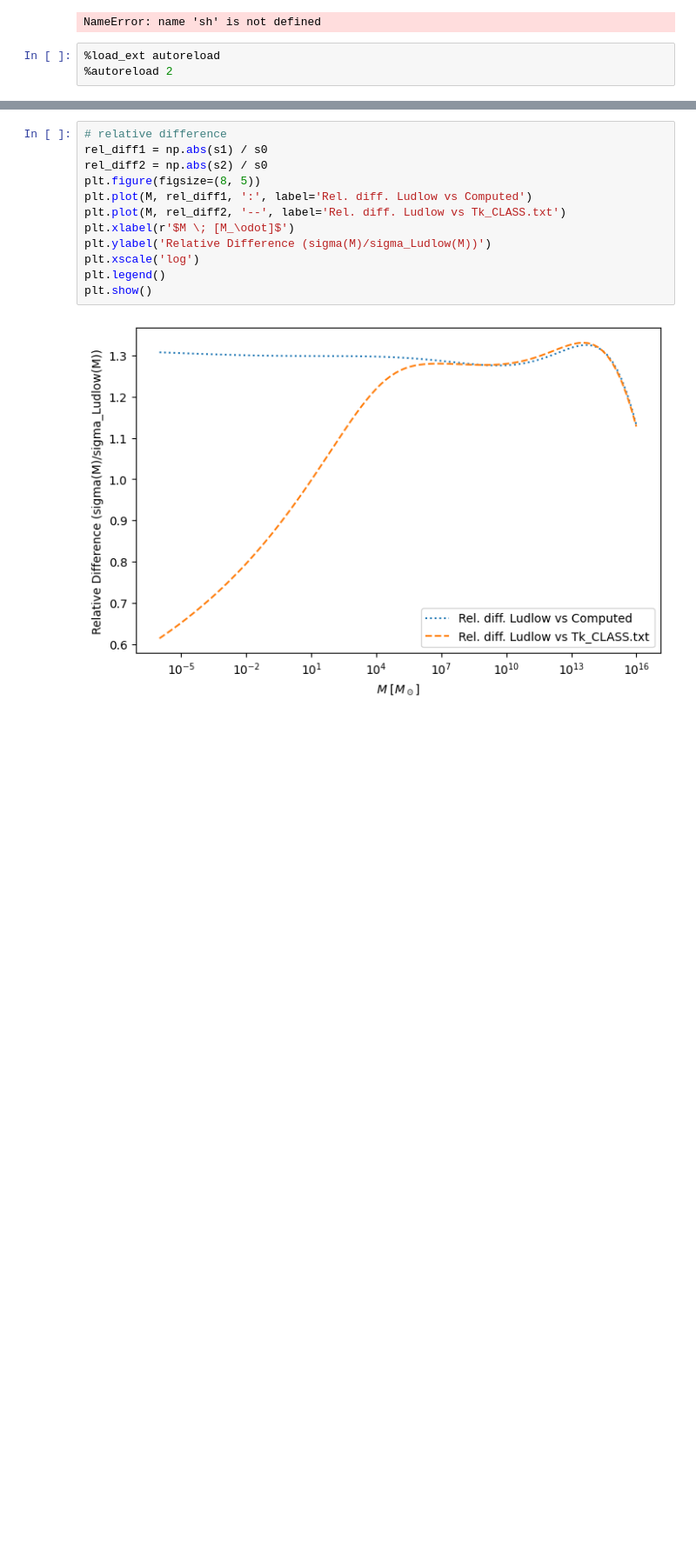
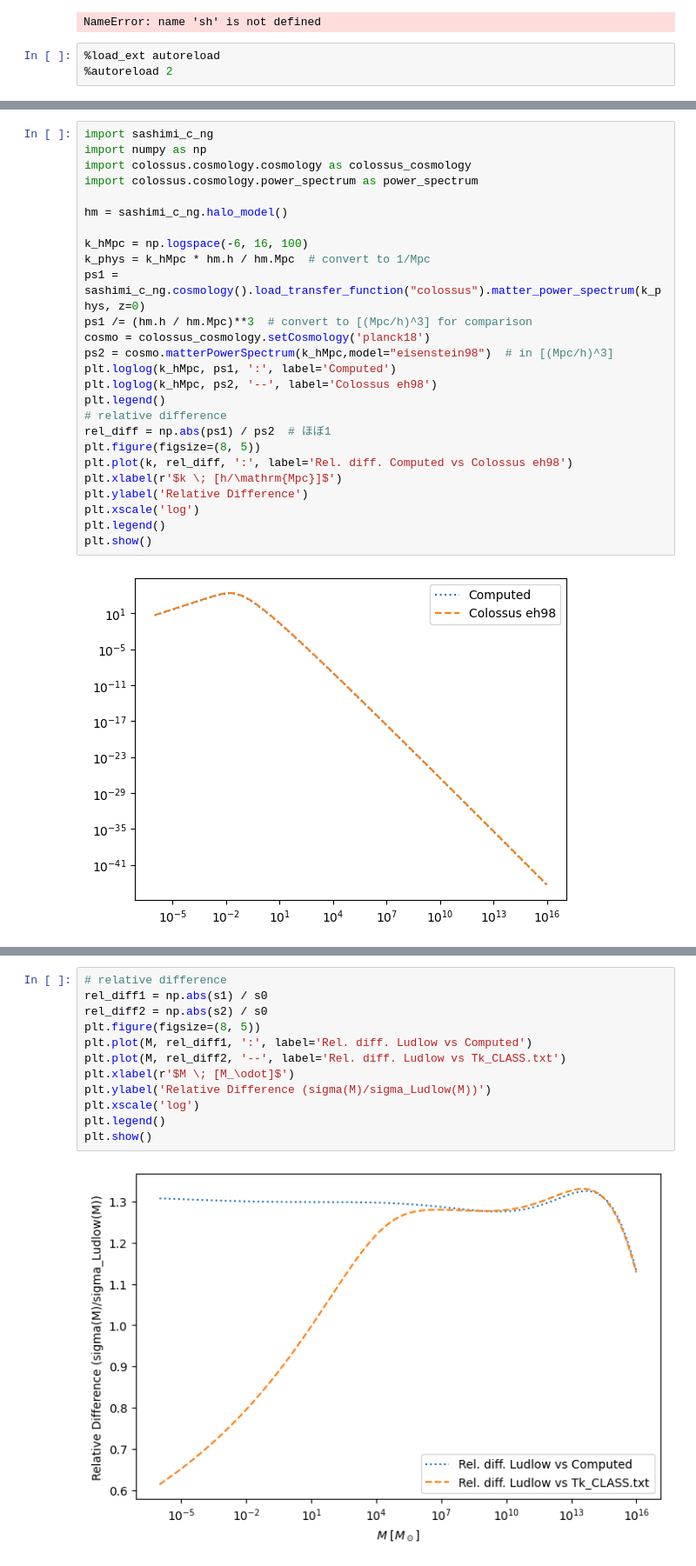
Before and after one commit to gomeshun/sashimi-c, a Jupyter notebook: 160925_compare_mass_variance.ipynb, the cells around one changed output, grey strips where cells are left out. Shown at 87% size. Saved outputs shown, nothing was run; the diff lists cells and outputs as text; blank space fills up the shorter version.

```diff
--- a/160925_compare_mass_variance.ipynb
+++ b/160925_compare_mass_variance.ipynb
@@ -460,0 +461,28 @@ plt.show()
+# %%
+import sashimi_c_ng
+import numpy as np
+import colossus.cosmology.cosmology as colossus_cosmology
+import colossus.cosmology.power_spectrum as power_spectrum
+
+hm = sashimi_c_ng.halo_model()
+
+k_hMpc = np.logspace(-6, 16, 100)
+k_phys = k_hMpc * hm.h / hm.Mpc  # convert to 1/Mpc
+ps1 = sashimi_c_ng.cosmology().load_transfer_function("colossus").matter_power_spectrum(k_phys, z=0)
+ps1 /= (hm.h / hm.Mpc)**3  # convert to [(Mpc/h)^3] for comparison
+cosmo = colossus_cosmology.setCosmology('planck18')
+ps2 = cosmo.matterPowerSpectrum(k_hMpc,model="eisenstein98")  # in [(Mpc/h)^3]
+plt.loglog(k_hMpc, ps1, ':', label='Computed')
+plt.loglog(k_hMpc, ps2, '--', label='Colossus eh98')
+plt.legend()
+# relative difference
+rel_diff = np.abs(ps1) / ps2  # ほぼ1
+plt.figure(figsize=(8, 5))
+plt.plot(k, rel_diff, ':', label='Rel. diff. Computed vs Colossus eh98')
+plt.xlabel(r'$k \; [h/\mathrm{Mpc}]$')
+plt.ylabel('Relative Difference')
+plt.xscale('log')
+plt.legend()
+plt.show()
+# %% [output]
+[figure, added]
```
Also changed, not shown: parts of 2 cells of this notebook.
